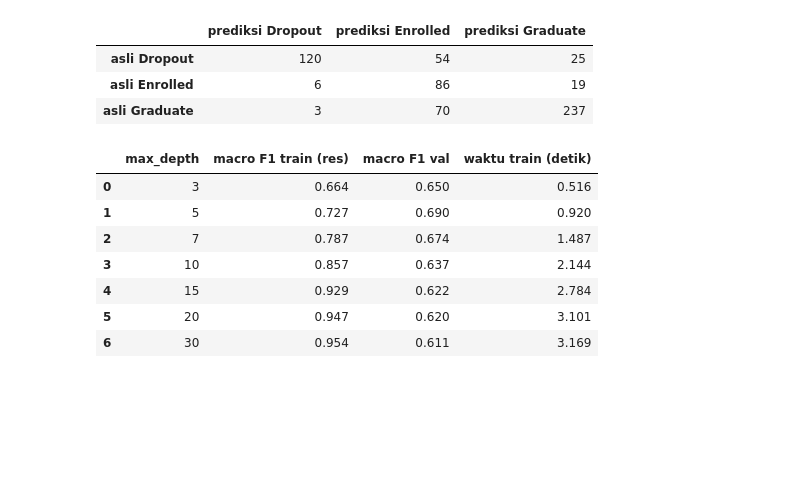
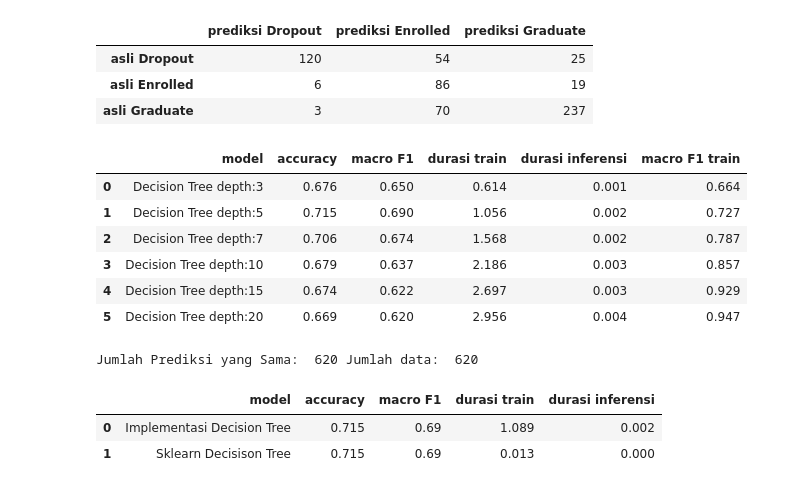
Before and after one commit to RuhullahReza/Project-2-Advanced-AI, a Jupyter notebook: model.ipynb, the cells around one changed output. Saved outputs shown, nothing was run; the diff lists cells and outputs as text; code cells hidden in the pictures; blank space fills up the shorter version.

Commit message:
train model

```diff
--- a/model.ipynb
+++ b/model.ipynb
@@ -731,30 +731,62 @@ display(matriks_res)
 | asli Dropout | 120 | 54 | 25 |
 | asli Enrolled | 6 | 86 | 19 |
 | asli Graduate | 3 | 70 | 237 |
+# %%
+def evaluasi(nama: str, model, X_fit: np.ndarray, y_fit: np.ndarray, X_val: np.ndarray, y_val: np.ndarray) -> dict:
+    start = time.perf_counter()
+    model.fit(X_fit, y_fit)
+    waktu_train = time.perf_counter() - start
+
+    start = time.perf_counter()
+    prediksi = model.predict(X_val)
+    waktu_prediksi = time.perf_counter() - start
+
+    return {
+        "model": nama,
+        "accuracy": accuracy_score(y_val, prediksi),
+        "macro F1": f1_score(y_val, prediksi, average="macro"),
+        "durasi train": waktu_train,
+        "durasi inferensi": waktu_prediksi
+    }
 # %%
 hasil_depth = []
 
 for depth in [3, 5, 7, 10, 15, 20]:
-    model = DecissionTree(max_depth=depth, min_samples_split=10, random_state=RANDOM_STATE)
+    model = DecisionTree(max_depth=depth, min_samples_split=10, random_state=RANDOM_STATE)
+    X_fit, y_fit = X_train_res.to_numpy(), y_train_res.to_numpy()
 
-    start = time.perf_counter()
-    model.fit(X_train_res.to_numpy(), y_train_res.to_numpy())
-    waktu = time.perf_counter() - start
+    hasil = evaluasi(f"Decision Tree depth:{depth}", model, X_fit, y_fit, X_v, y_v)
+    hasil["macro F1 train"] = f1_score(y_fit, model.predict(X_fit), average="macro")
 
-    hasil_depth.append({
-        "max_depth": depth,
-        "macro F1 train (res)": f1_score(y_train_res, model.predict(X_train_res.to_numpy()), average="macro"),
-        "macro F1 val": f1_score(y_v, model.predict(X_v), average="macro"),
-        "waktu train (detik)": waktu,
-    })
+    hasil_depth.append(hasil)
 
 pd.DataFrame(hasil_depth).round(3)
 # %% [output]
-|  | max_depth | macro F1 train (res) | macro F1 val | waktu train (detik) |
-| 0 | 3 | 0.664 | 0.650 | 0.516 |
-| 1 | 5 | 0.727 | 0.690 | 0.920 |
-| 2 | 7 | 0.787 | 0.674 | 1.487 |
-| 3 | 10 | 0.857 | 0.637 | 2.144 |
-| 4 | 15 | 0.929 | 0.622 | 2.784 |
-| 5 | 20 | 0.947 | 0.620 | 3.101 |
-| 6 | 30 | 0.954 | 0.611 | 3.169 |
+|  | model | accuracy | macro F1 | durasi train | durasi inferensi | macro F1 train |
+| 0 | Decision Tree depth:3 | 0.676 | 0.650 | 0.614 | 0.001 | 0.664 |
+| 1 | Decision Tree depth:5 | 0.715 | 0.690 | 1.056 | 0.002 | 0.727 |
+| 2 | Decision Tree depth:7 | 0.706 | 0.674 | 1.568 | 0.002 | 0.787 |
+| 3 | Decision Tree depth:10 | 0.679 | 0.637 | 2.186 | 0.003 | 0.857 |
+| 4 | Decision Tree depth:15 | 0.674 | 0.622 | 2.697 | 0.003 | 0.929 |
+| 5 | Decision Tree depth:20 | 0.669 | 0.620 | 2.956 | 0.004 | 0.947 |
+# %%
+from sklearn.tree import DecisionTreeClassifier
+
+perbandingan = []
+
+dt = DecisionTree(max_depth=5, min_samples_split=10, random_state=RANDOM_STATE)
+perbandingan.append(evaluasi("Implementasi Decision Tree", dt, X_fit, y_fit, X_v, y_v))
+
+dt_sklearn = DecisionTreeClassifier(criterion="gini", max_depth=5, min_samples_split=10, random_state=RANDOM_STATE)
+perbandingan.append(evaluasi("Sklearn Decisison Tree", dt_sklearn, X_fit, y_fit, X_v, y_v))
+
+
+prediksi_sama = (dt.predict(X_v) == dt_sklearn.predict(X_v)).sum()
+print("Jumlah Prediksi yang Sama: ", prediksi_sama, "Jumlah data: ", len(X_v))
+
+pd.DataFrame(perbandingan).round(3)
+# %% [output]
+Jumlah Prediksi yang Sama:  620 Jumlah data:  620
+|  | model | accuracy | macro F1 | durasi train | durasi inferensi |
+| 0 | Implementasi Decision Tree | 0.715 | 0.69 | 1.089 | 0.002 |
+| 1 | Sklearn Decisison Tree | 0.715 | 0.69 | 0.013 | 0.000 |
```
Also changed, not shown: parts of 14 cells of this notebook, 2 other files.
